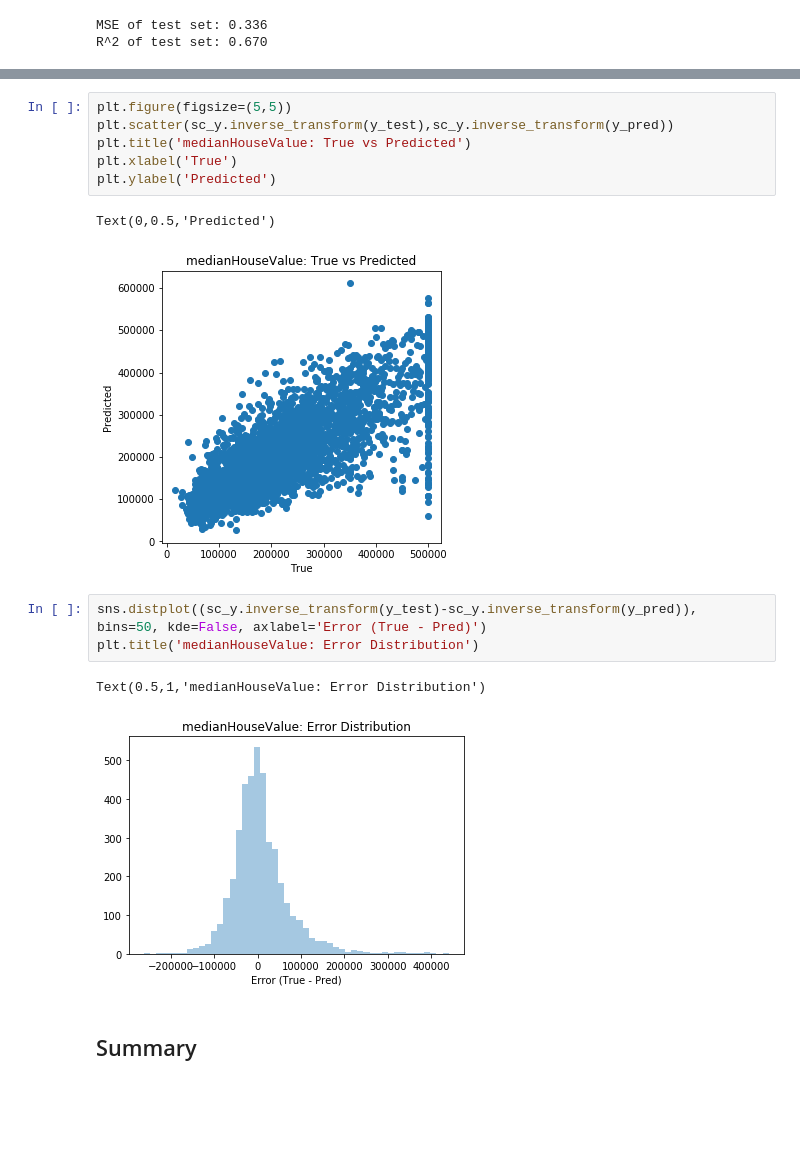
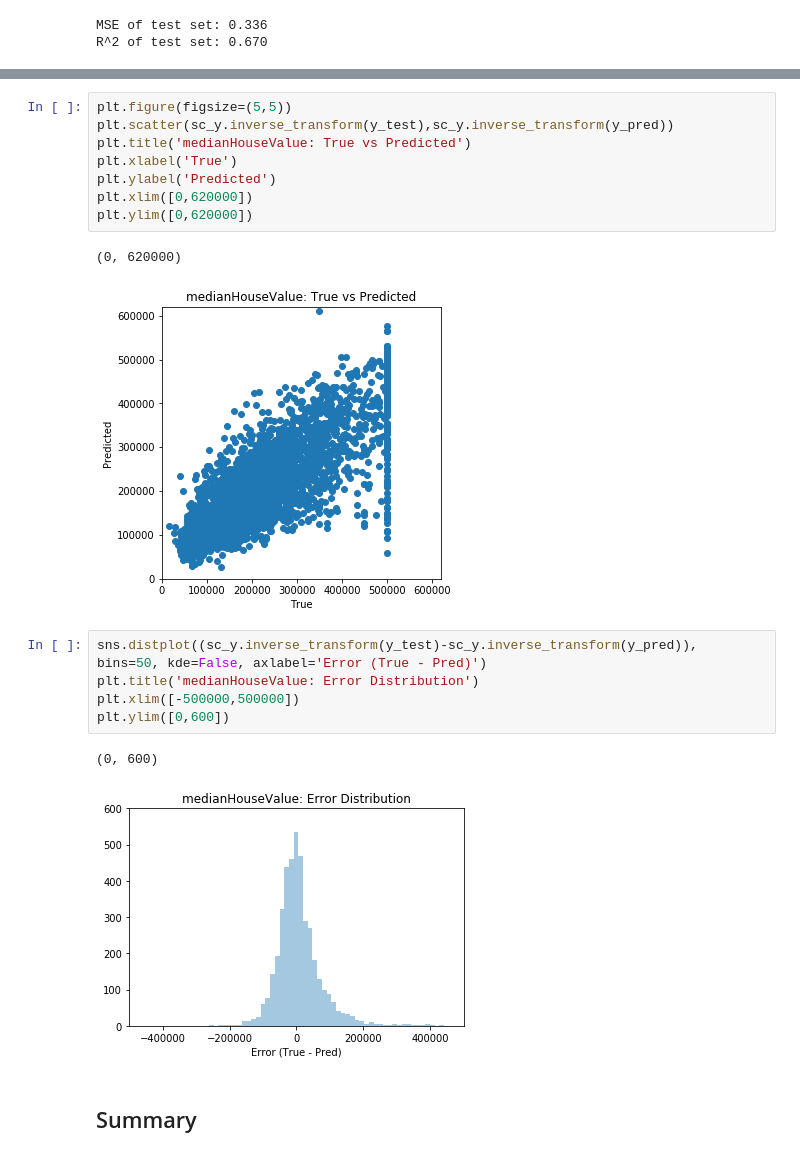
Before and after one commit to dundee2002/Machine-Deep-Learning-in-Python-and-R, a Jupyter notebook: Machine-Learning-in-Python/Regression/Regress_sklearn_cal_housing_r670.ipynb, the cells around one changed output, grey strips where cells are left out. Cells and saved outputs as stored; diff of their text form; blank space fills up the shorter version.

```diff
--- a/Machine-Learning-in-Python/Regression/Regress_sklearn_cal_housing_r670.ipynb
+++ b/Machine-Learning-in-Python/Regression/Regress_sklearn_cal_housing_r670.ipynb
@@ -477,18 +386,22 @@ R^2 of test set: 0.670
 # %%
 plt.figure(figsize=(5,5))
 plt.scatter(sc_y.inverse_transform(y_test),sc_y.inverse_transform(y_pred))
 plt.title('medianHouseValue: True vs Predicted')
 plt.xlabel('True')
 plt.ylabel('Predicted')
+plt.xlim([0,620000])
+plt.ylim([0,620000])
 # %% [output]
-Text(0,0.5,'Predicted')
+(0, 620000)
-[figure, old version]
+[figure, new version]
 # %%
 sns.distplot((sc_y.inverse_transform(y_test)-sc_y.inverse_transform(y_pred)), bins=50, kde=False, axlabel='Error (True - Pred)')
 plt.title('medianHouseValue: Error Distribution')
+plt.xlim([-500000,500000])
+plt.ylim([0,600])
 # %% [output]
-Text(0.5,1,'medianHouseValue: Error Distribution')
+(0, 600)
-[figure, old version]
+[figure, new version]
 # %% [markdown]
 ## Summary
 # %% [markdown]
```
Also changed, not shown: parts of 22 cells of this notebook.
